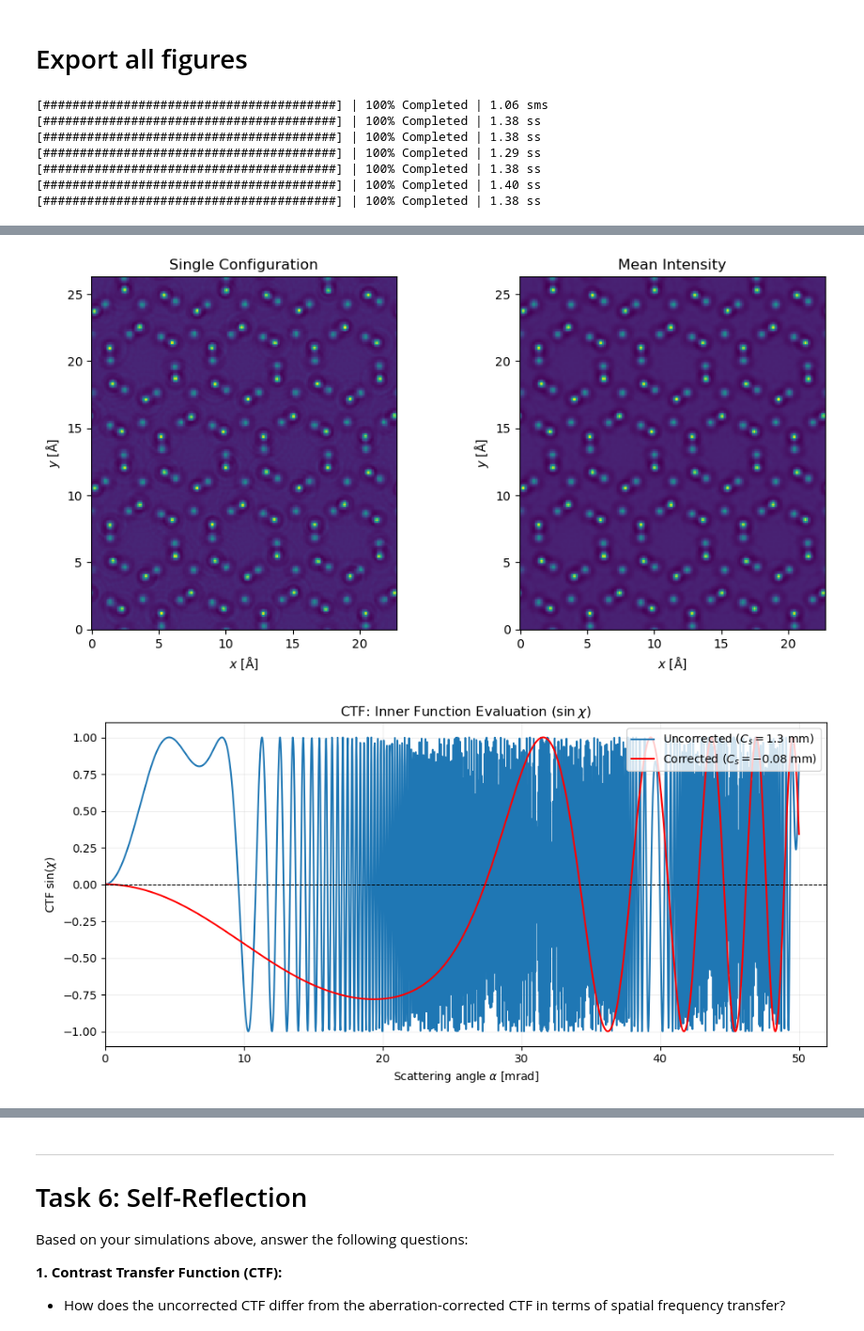
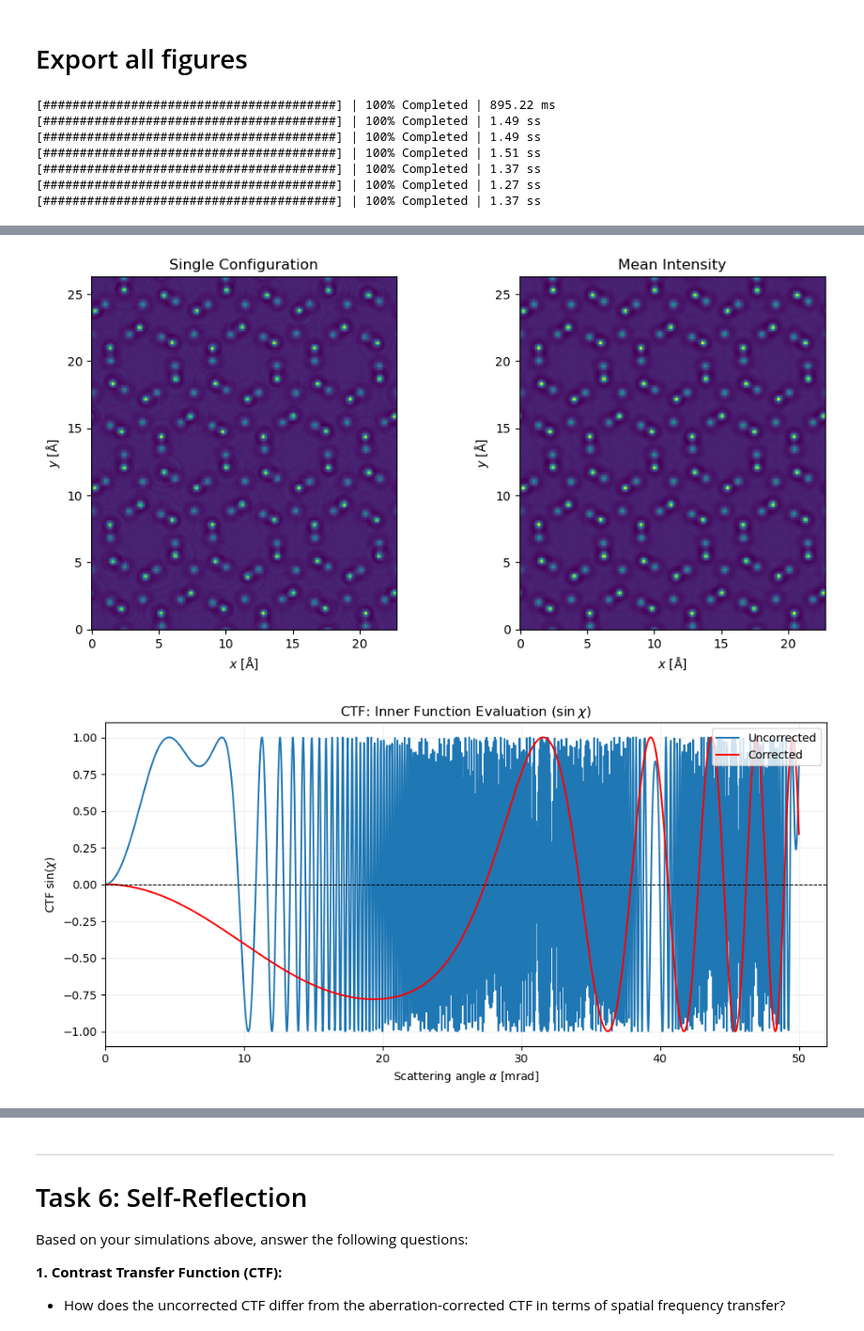
Before and after one commit to timzhou2027-svg/MATSCI465_Tim-Zhou, a Jupyter notebook: Week_05_06/assignment_combined_5_6.ipynb, the cells around one changed output, grey strips where cells are left out. Shown at 94% size. Saved outputs shown, nothing was run; the diff lists cells and outputs as text; code cells hidden in the pictures.

```diff
--- a/Week_05_06/assignment_combined_5_6.ipynb
+++ b/Week_05_06/assignment_combined_5_6.ipynb
@@ -276,8 +276,8 @@ fig.savefig("exit_wave_comparison.pdf", format='pdf', bbox_inches='tight')
 # Task 3
 
 fig, ax = plt.subplots(figsize=(10, 5))
-ax.plot(alpha_mrad, y_u, label='Uncorrected ($C_s=1.3$ mm)', lw=1.5)
-ax.plot(alpha_mrad, y_c, label='Corrected ($C_s=-0.08$ mm)', color='red', lw=1.5)
+ax.plot(alpha_mrad, y_u, label='Uncorrected', lw=1.5)
+ax.plot(alpha_mrad, y_c, label='Corrected', color='red', lw=1.5)
 
 ax.axhline(0, color='black', lw=0.8, ls='--')
 ax.set_xlim(0, 52)
@@ -319,11 +319,11 @@ fig.tight_layout()
 
 fig.savefig("poisson_noise_comparison.pdf", format='pdf', dpi=300, bbox_inches='tight')
 # %% [output]
-[########################################] | 100% Completed | 1.06 sms
-[########################################] | 100% Completed | 1.38 ss
-[########################################] | 100% Completed | 1.38 ss
-[########################################] | 100% Completed | 1.29 ss
-[########################################] | 100% Completed | 1.38 ss
-[########################################] | 100% Completed | 1.40 ss
-[########################################] | 100% Completed | 1.38 ss
+[########################################] | 100% Completed | 895.22 ms
+[########################################] | 100% Completed | 1.49 ss
+[########################################] | 100% Completed | 1.49 ss
+[########################################] | 100% Completed | 1.51 ss
+[########################################] | 100% Completed | 1.37 ss
+[########################################] | 100% Completed | 1.27 ss
+[########################################] | 100% Completed | 1.37 ss
 [figure]
@@ -331,3 +331,3 @@ fig.savefig("poisson_noise_comparison.pdf", format='pdf', dpi=300, bbox_inches='
-[figure, old version]
+[figure, new version]
-[figure, old version]
+[figure, new version]
 [figure]
```
Also changed, not shown: parts of 5 cells of this notebook, 6 other files.
